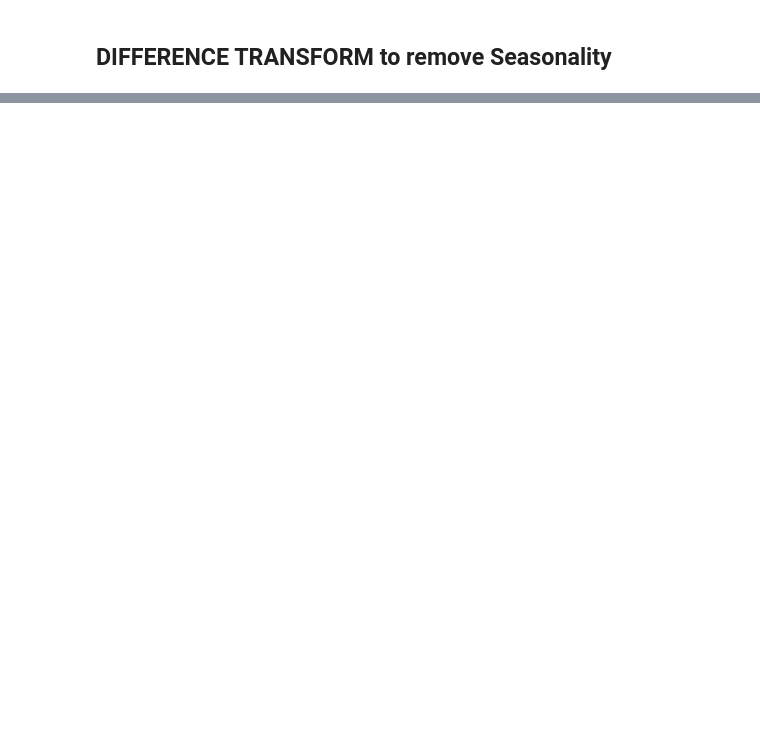
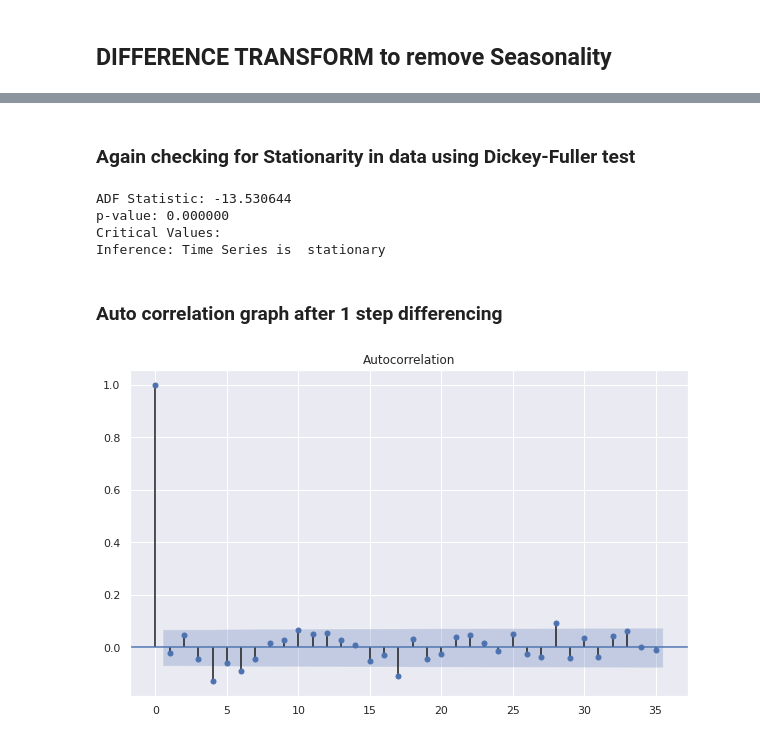
Before and after one commit to RiteshopShrivastava/Gold-Price-forecasting, a Jupyter notebook: Gold_price_prediction.ipynb, the cells around one changed output, grey strips where cells are left out. Drawn from its saved outputs; the diff is of its cells as text; code cells hidden in the pictures; blank space fills up the shorter version.

```diff
--- a/Gold_price_prediction.ipynb
+++ b/Gold_price_prediction.ipynb
@@ -410,13 +195,0 @@ memory usage: 12.7 KB
-# %%
-# evaluate a persistence model
-from pandas import read_csv
-from sklearn.metrics import mean_squared_error
-from math import sqrt
-# load data
-train = read_csv('Train_df.csv', header=None, index_col=0, parse_dates=True, squeeze=True)
-# prepare data
-#small_x = train
-X = train.values
-#X = X.astype('float32')
-#train_size = int(len(X) * 0.50)
-#train, test = X[0:train_size], X[train_size:]
@@ -546,0 +196,2 @@ Warnings:
+# %%
+data_without_sea = train.diff().dropna()
@@ -546,0 +209,23 @@ Warnings:
+# %% [markdown]
+### **Again checking for Stationarity in data using Dickey-Fuller test**
+# %%
+X = data_without_sea['Price'].values
+result = adfuller(X)
+#print(result)
+print('ADF Statistic: %f' % result[0])
+print('p-value: %f' % result[1])
+print('Critical Values:')
+print(f'Inference: Time Series is {"non" if result[1]>=0.05 else" "}stationary')
+# %% [output]
+ADF Statistic: -13.530644
+p-value: 0.000000
+Critical Values:
+Inference: Time Series is  stationary
+# %% [markdown]
+### **Auto correlation graph after 1 step differencing**
+# %%
+plt.rc("figure", figsize=(10,6))
+plot_acf(data_without_sea['Price'], lags=35)
+plt.show()
+# %% [output]
+[figure, added]
```
Also changed, not shown: parts of 84 cells of this notebook.
